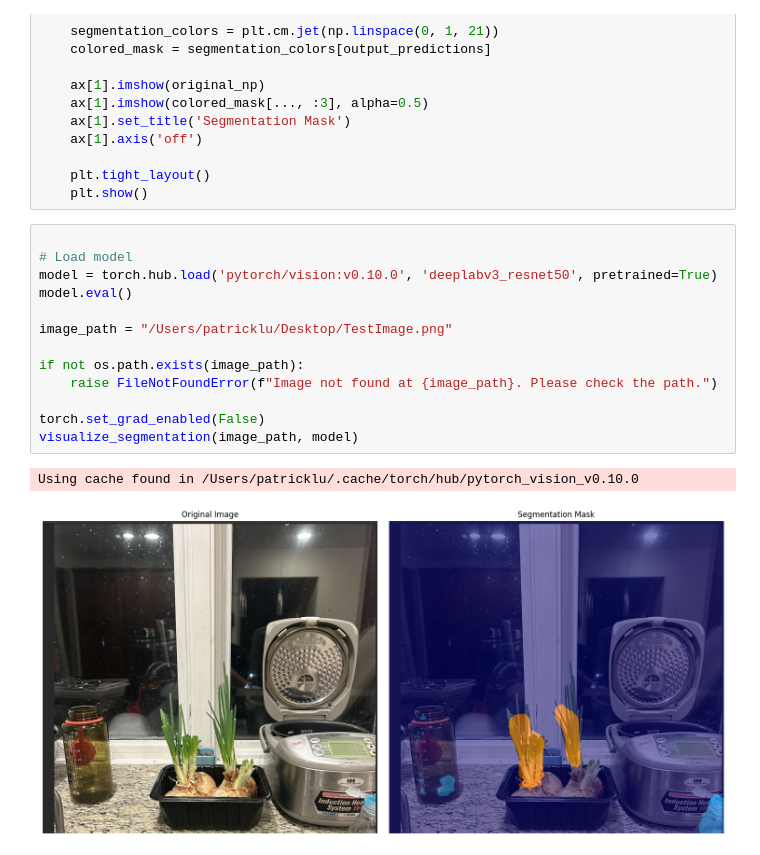
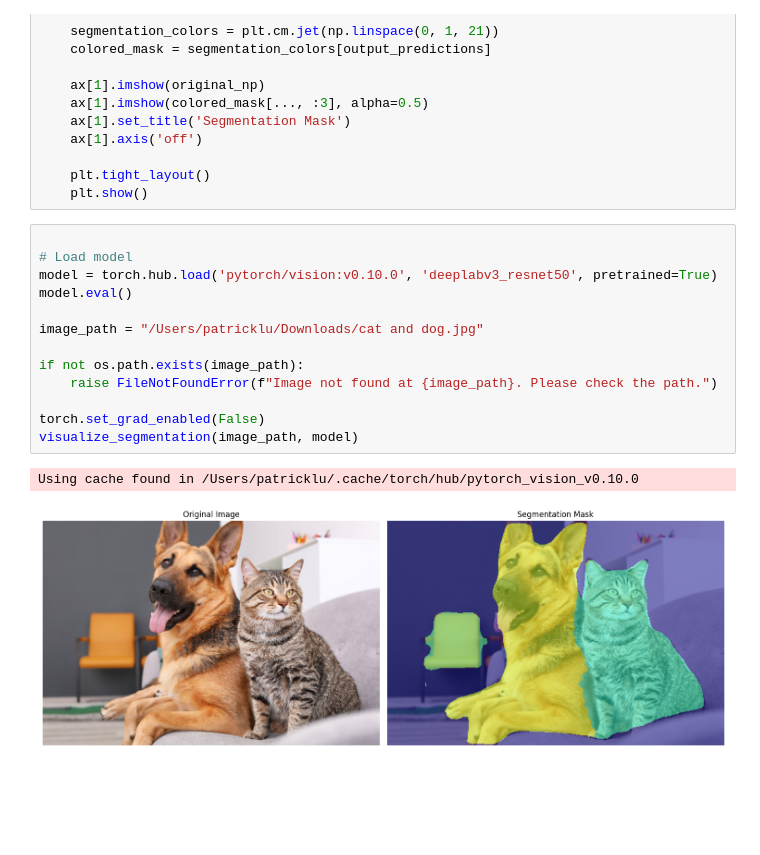
Before and after one commit to P4ttyCakes/SegmentAl, a Jupyter notebook: Image Segmentation/DeepV3_Image_Segmentation.ipynb, the cells around one changed output. Saved outputs shown, nothing was run; the diff lists cells and outputs as text; blank space fills up the shorter version.

```diff
--- a/Image Segmentation/DeepV3_Image_Segmentation.ipynb
+++ b/Image Segmentation/DeepV3_Image_Segmentation.ipynb
@@ -81,16 +81,16 @@ def visualize_segmentation(image_path, model):
 # %%
 
 # Load model
 model = torch.hub.load('pytorch/vision:v0.10.0', 'deeplabv3_resnet50', pretrained=True)
 model.eval()
 
-image_path = "/Users/patricklu/Desktop/TestImage.png"
+image_path = "/Users/patricklu/Downloads/cat and dog.jpg"
 
 if not os.path.exists(image_path):
     raise FileNotFoundError(f"Image not found at {image_path}. Please check the path.")
 
 torch.set_grad_enabled(False)
 visualize_segmentation(image_path, model)
 # %% [output]
 Using cache found in /Users/patricklu/.cache/torch/hub/pytorch_vision_v0.10.0
-[figure, old version]
+[figure, new version]
```
